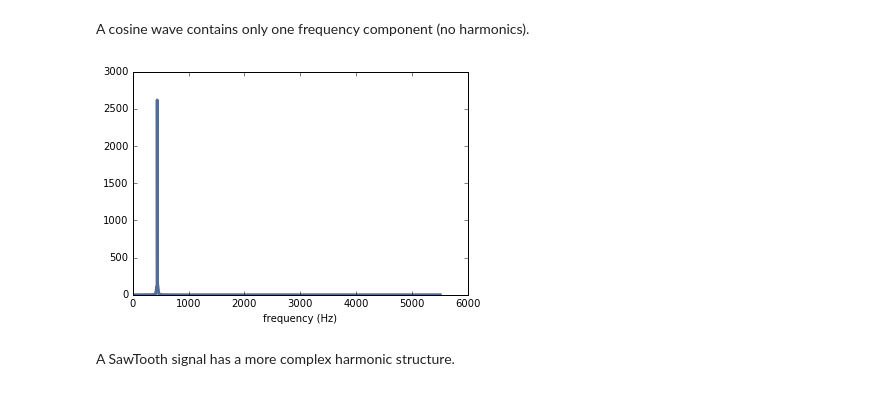
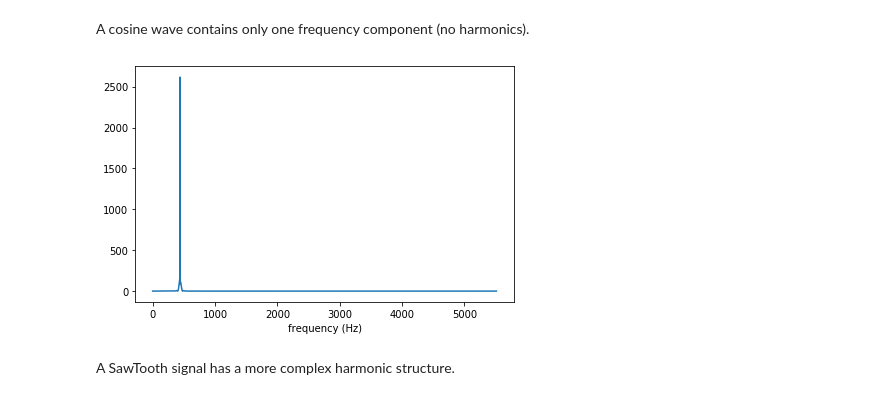
Before and after one commit to AllenDowney/ThinkDSP, a Jupyter notebook: code/scipy2015_demo.ipynb, the cells around one changed output. Cells and saved outputs as stored; diff of their text form; code cells hidden in the pictures.

```diff
--- a/code/scipy2015_demo.ipynb
+++ b/code/scipy2015_demo.ipynb
@@ -43,9 +39,9 @@ spectrum = wave.make_spectrum()
 A cosine wave contains only one frequency component (no harmonics).
 # %%
 spectrum.plot()
-thinkplot.config(xlabel='frequency (Hz)', legend=False)
+decorate(xlabel='frequency (Hz)')
 # %% [output]
-[figure, old version]
+[figure, new version]
 # %% [markdown]
 A SawTooth signal has a more complex harmonic structure.
 # %%
```
Also changed, not shown: parts of 14 cells of this notebook, 2 other files.
